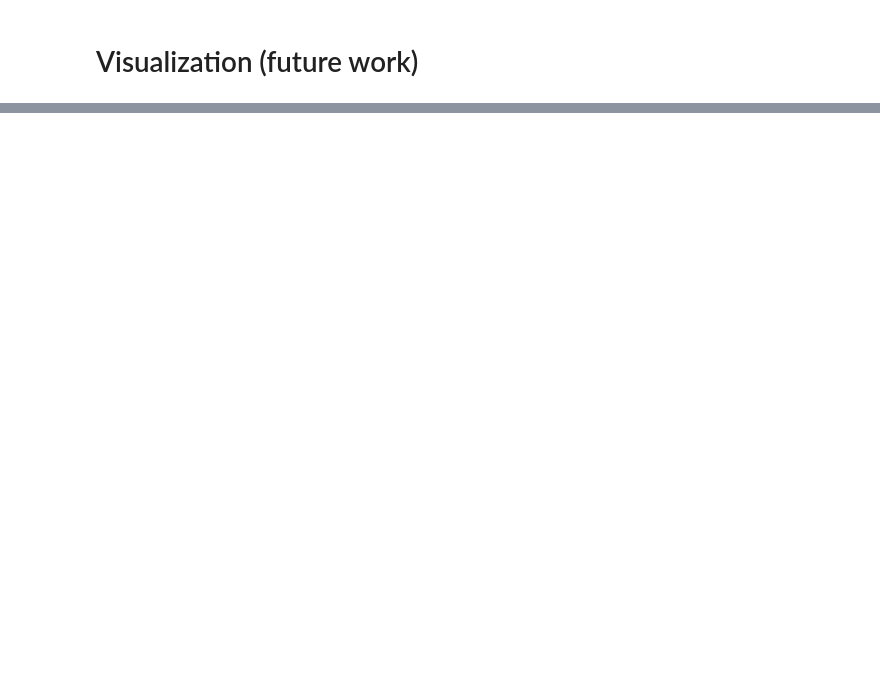
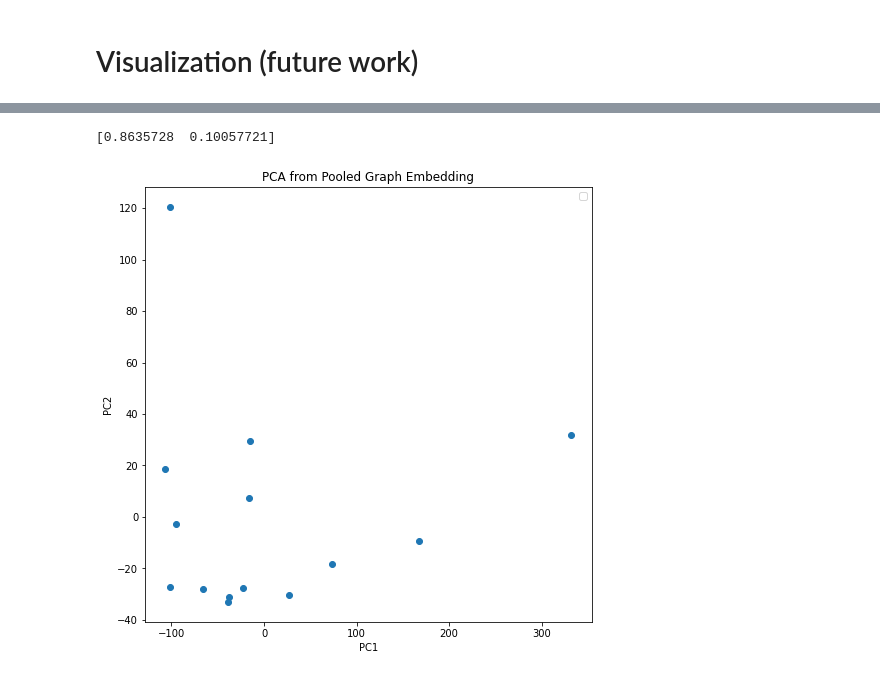
Before and after one commit to carlosmatherson/PolymerGCN, a Jupyter notebook: TgGCN.ipynb, the cells around one changed output, grey strips where cells are left out. Saved outputs shown, nothing was run; the diff lists cells and outputs as text; code cells hidden in the pictures; blank space fills up the shorter version.

```diff
--- a/TgGCN.ipynb
+++ b/TgGCN.ipynb
@@ -295,20 +264,21 @@ plt.show()
 # %%
-# from sklearn.decomposition import PCA
-# from matplotlib.colors import Normalize
+from sklearn.decomposition import PCA
+from matplotlib.colors import Normalize
 
-# # Create a 2D PCA projection of the embeddings
-# GCNrepresentation = gcn_out.numpy()
-# pca = PCA(n_components=2)
-# pca.fit(GCNrepresentation)
-# pca_gcn = pca.transform(GCNrepresentation)
-# print(pca.explained_variance_ratio_)
+# Create a 2D PCA projection of the embeddings
+GCNrepresentation = embed.numpy()
+pca = PCA(n_components=2)
+pca.fit(GCNrepresentation)
+pca_gcn = pca.transform(GCNrepresentation)
+print(pca.explained_variance_ratio_)
 
-# # Plot those points as a scatter plot
-# fig, ax = plt.subplots(figsize=(8,8))
-# num_categories = data.n_labels
-# plt.title("PCA from Pooled Graph Embedding")
-# plt.xlabel("PC1")
-# plt.ylabel("PC2")
-# ax.legend()
-# ax.scatter(pca_gcn[:,0],pca_gcn[:,1]) # c=np.array(cmap(lab)).reshape(1,4)
-# plt.show()
+# Plot those points as a scatter plot
+fig, ax = plt.subplots(figsize=(8,8))
+num_categories = data.n_labels
+plt.title("PCA from Pooled Graph Embedding")
+plt.xlabel("PC1")
+plt.ylabel("PC2")
+ax.legend()
+ax.scatter(pca_gcn[:,0],pca_gcn[:,1]) # c=np.array(cmap(lab)).reshape(1,4)
+plt.show()
+# %% [output]
@@ -314,0 +286,2 @@ plt.show()
+[0.8635728  0.10057721]
+[figure, added]
```
Also changed, not shown: parts of 11 cells of this notebook.
